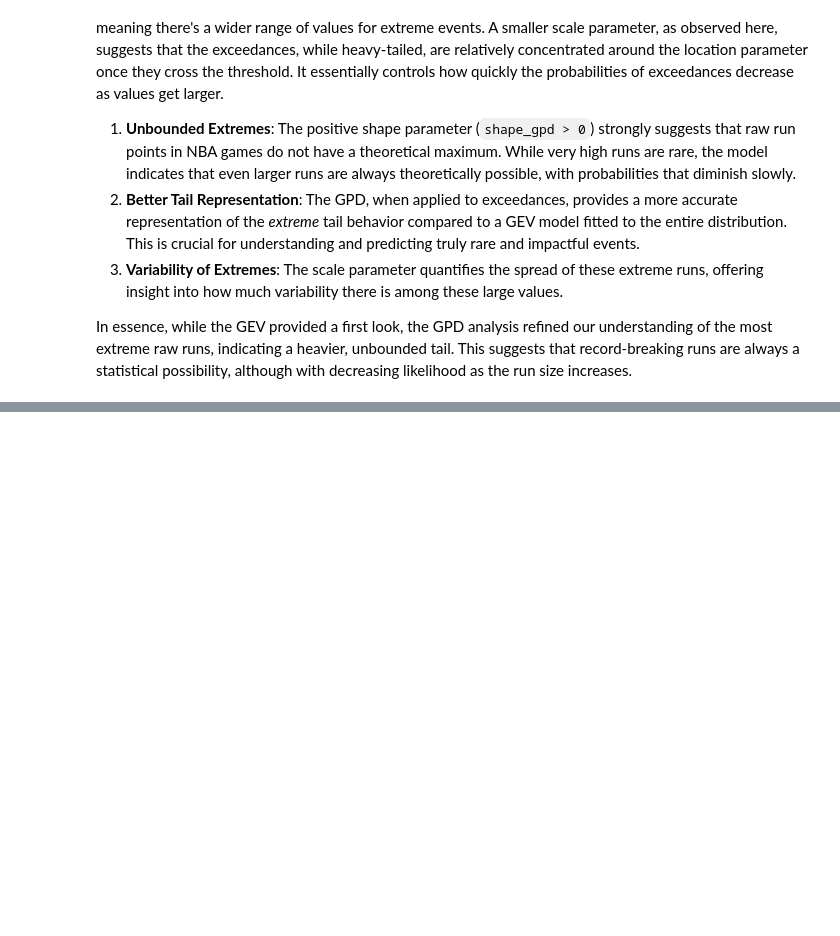
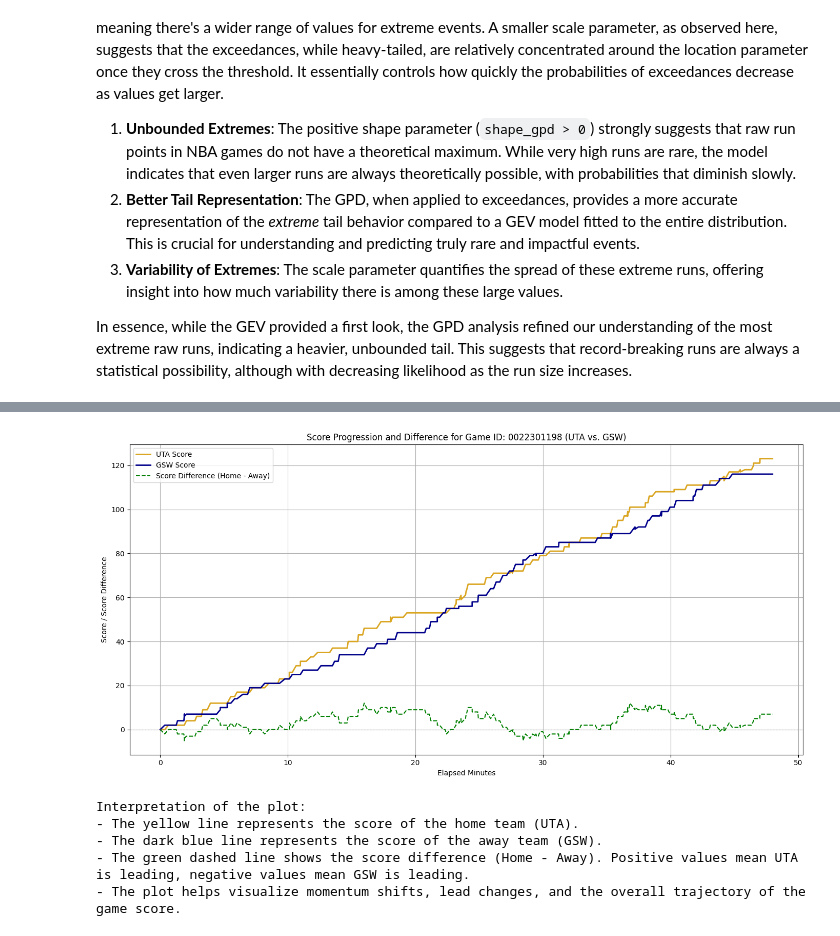
Before and after one commit to Lduvignacq/Analyse-statistique-du-momentum-dans-le-sport---Application-la-NBA, a Jupyter notebook: analyse_EVT.ipynb, the cells around one changed output, grey strips where cells are left out. Saved outputs shown, nothing was run; the diff lists cells and outputs as text; code cells hidden in the pictures; blank space fills up the shorter version.

```diff
--- a/analyse_EVT.ipynb
+++ b/analyse_EVT.ipynb
@@ -743,0 +1009,40 @@ print(f"Number of blowout score differences: {len(blowout_score_differences)}")
+# %%
+# Ensure the DataFrame is sorted by elapsed time
+df_sorted = df.sort_values(by='ELAPSED_MINUTES')
+
+# Create the plot
+plt.figure(figsize=(14, 7))
+
+# Plot Home Score
+plt.plot(df_sorted['ELAPSED_MINUTES'], df_sorted['SCORE_HOME'], label=f'{home_team} Score', color='goldenrod', linewidth=2)
+# Plot Away Score
+plt.plot(df_sorted['ELAPSED_MINUTES'], df_sorted['SCORE_VISITOR'], label=f'{away_team} Score', color='darkblue', linewidth=2)
+
+# Plot Score Difference (Home - Away)
+# We need to calculate the score difference for each timestamp
+df_sorted['SCORE_DIFFERENCE'] = df_sorted['SCORE_HOME'] - df_sorted['SCORE_VISITOR']
+plt.plot(df_sorted['ELAPSED_MINUTES'], df_sorted['SCORE_DIFFERENCE'], label='Score Difference (Home - Away)', color='green', linestyle='--', linewidth=1.5)
+
+# Add horizontal line at 0 for score difference clarity
+plt.axhline(0, color='gray', linestyle=':', linewidth=0.8)
+
+plt.title(f'Score Progression and Difference for Game ID: {GAME_ID} ({home_team} vs. {away_team})')
+plt.xlabel('Elapsed Minutes')
+plt.ylabel('Score / Score Difference')
+plt.legend()
+plt.grid(True)
+plt.tight_layout()
+plt.show()
+
+print("Interpretation of the plot:")
+print(f"- The yellow line represents the score of the home team ({home_team}).")
+print(f"- The dark blue line represents the score of the away team ({away_team}).")
+print(f"- The green dashed line shows the score difference (Home - Away). Positive values mean {home_team} is leading, negative values mean {away_team} is leading.")
+print(f"- The plot helps visualize momentum shifts, lead changes, and the overall trajectory of the game score.")
+# %% [output]
+[figure, added]
+Interpretation of the plot:
+- The yellow line represents the score of the home team (UTA).
+- The dark blue line represents the score of the away team (GSW).
+- The green dashed line shows the score difference (Home - Away). Positive values mean UTA is leading, negative values mean GSW is leading.
+- The plot helps visualize momentum shifts, lead changes, and the overall trajectory of the game score.
```
Also changed, not shown: parts of 29 cells of this notebook.
